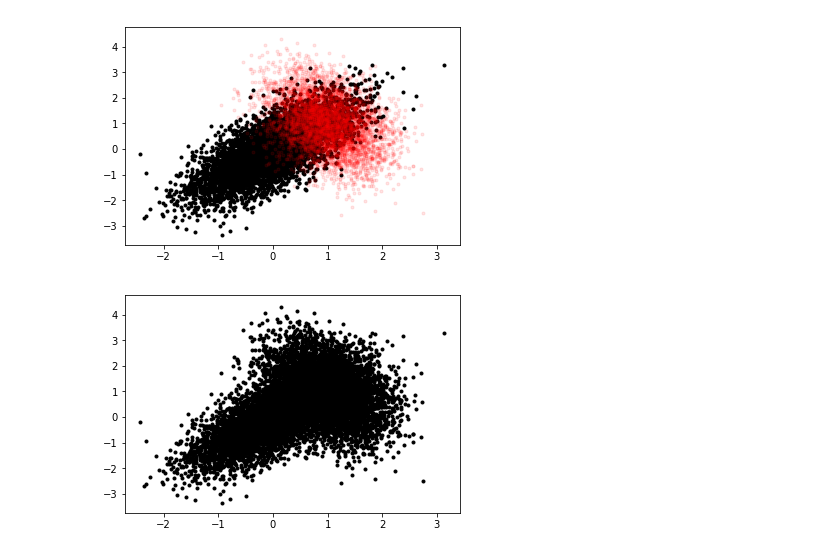
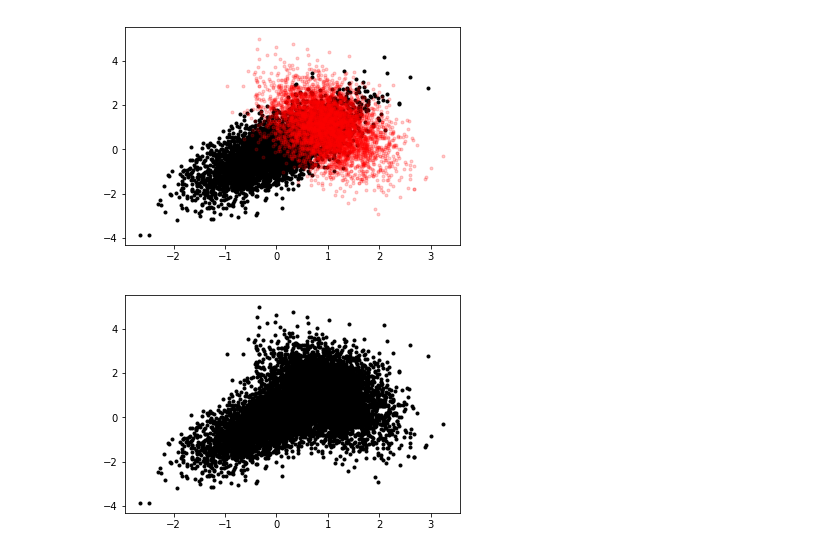
Before and after one commit to mtekman/EM-transcriptAbundances, a Jupyter notebook: EM-mixedgaussians.ipynb, the cells around one changed output. Cells and saved outputs as stored; diff of their text form; code cells hidden in the pictures.

```diff
--- a/EM-mixedgaussians.ipynb
+++ b/EM-mixedgaussians.ipynb
@@ -7,31 +7,33 @@ from matplotlib import pyplot as plt
 random.seed()
 # %%
 rm_a = [0,0]
+rcov_a = [[0.5,0.5],[0.5,1]]
 
-rcov_a = [[0.5,0.5],[0.5,1]]
 rm_b = [1,1]
 rcov_b = [[0.3,-0.2],[-0.2,1]]
-rounds = 5000
 
-A=np.random.multivariate_normal(rm_a, rcov_a, rounds)
+nr_data_points = 5000
+
+A=np.random.multivariate_normal(rm_a, rcov_a, nr_data_points)
 xa = [A[i][0] for i in range(len(A))]
 ya = [A[i][1] for i in range(len(A))]
-B=np.random.multivariate_normal(rm_b, rcov_b, rounds)
+B=np.random.multivariate_normal(rm_b, rcov_b, nr_data_points)
 xb = [B[i][0] for i in range(len(A))]
 yb = [B[i][1] for i in range(len(A))]
 
 data = np.concatenate((A,B))
 
 plt.scatter(xa,ya,color='k',marker='.')
-plt.scatter(xb,yb,color='r',marker='.',alpha=0.1)
+plt.scatter(xb,yb,color='r',marker='.',alpha=0.2)
 plt.show()
+
 
 plt.scatter(xa,ya,color='k',marker='.')
 plt.scatter(xb,yb,color='k',marker='.')
 plt.show()
 # %% [output]
-[figure, old version]
+[figure, new version]
-[figure, old version]
+[figure, new version]
 # %%
 def e_step (theta,dat):
     ez = {}
```
Also changed, not shown: parts of 6 cells of this notebook, 2 other files.
